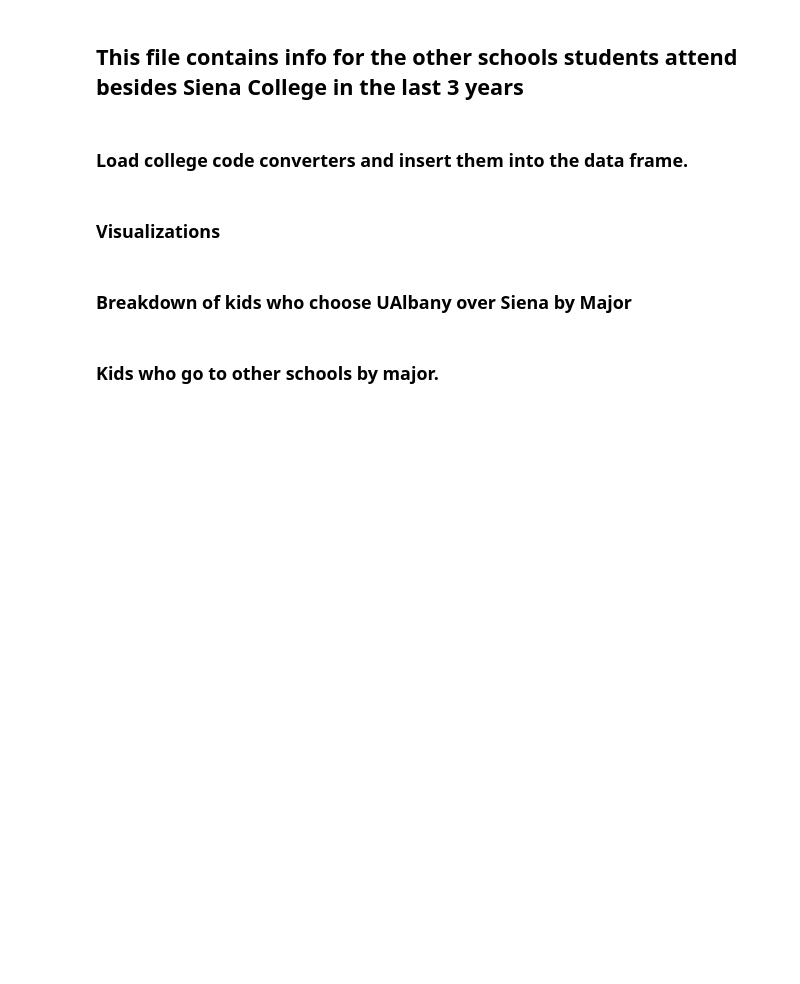
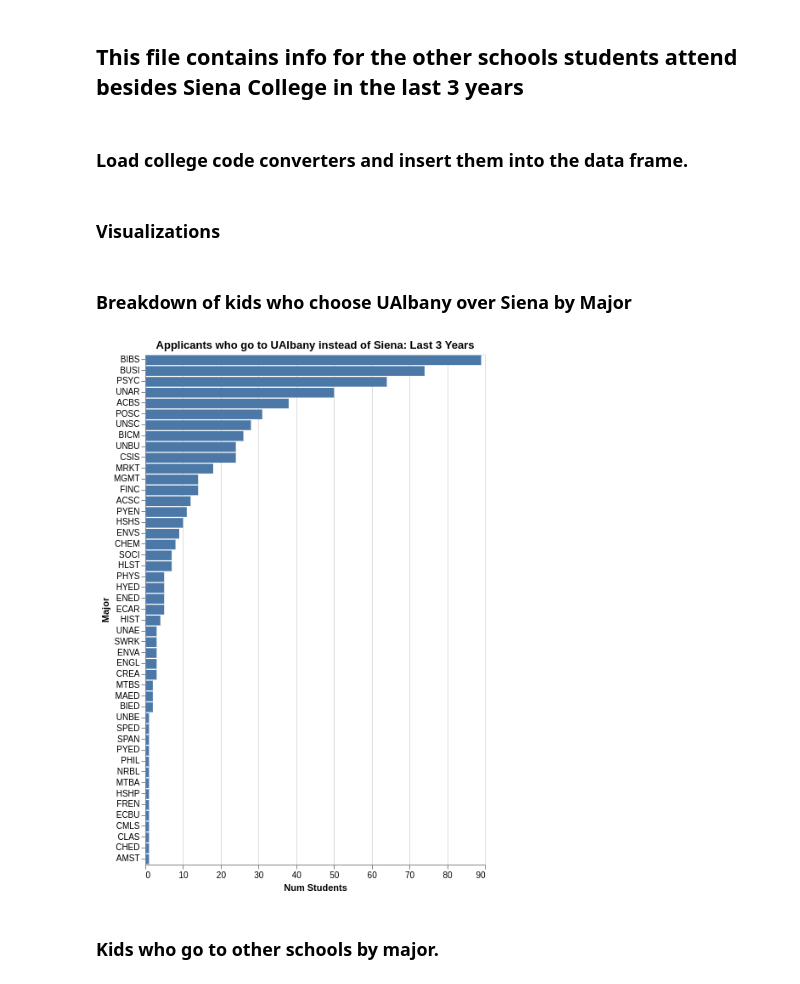
Before and after one commit to stibbs1998/Siena-Admissions-Internship, a Jupyter notebook: notebooks/020-st-new_college_data.ipynb, the cells around one changed output. Saved outputs shown, nothing was run; the diff lists cells and outputs as text; code cells hidden in the pictures; blank space fills up the shorter version.

```diff
--- a/notebooks/020-st-new_college_data.ipynb
+++ b/notebooks/020-st-new_college_data.ipynb
@@ -47,15 +47,17 @@ college_by_major = college_by_major.reset_index()
 # %%
 alt.Chart(college_by_major[college_by_major['College_chosen_by_non-matrics']=='SUNY UNIVERSITY AT ALBANY']).mark_bar().encode(
     x='Num Students:Q',
     y=alt.Y(
         'Major:O',
         sort = alt.EncodingSortField(
                 field='Num Students',
                 op = "sum",
                 order = "descending"
         )
     )
-).properties(height=400,title='Applicants who go to UAlbany instead of Siena: Last 3 Years')
+).properties(height=600,width=400,title='Applicants who go to UAlbany instead of Siena: Last 3 Years')
+# %% [output]
+[figure, added]
 # %% [markdown]
 ### Kids who go to other schools by major.
 # %%
```
Also changed, not shown: parts of 3 cells of this notebook, 4 other files.
